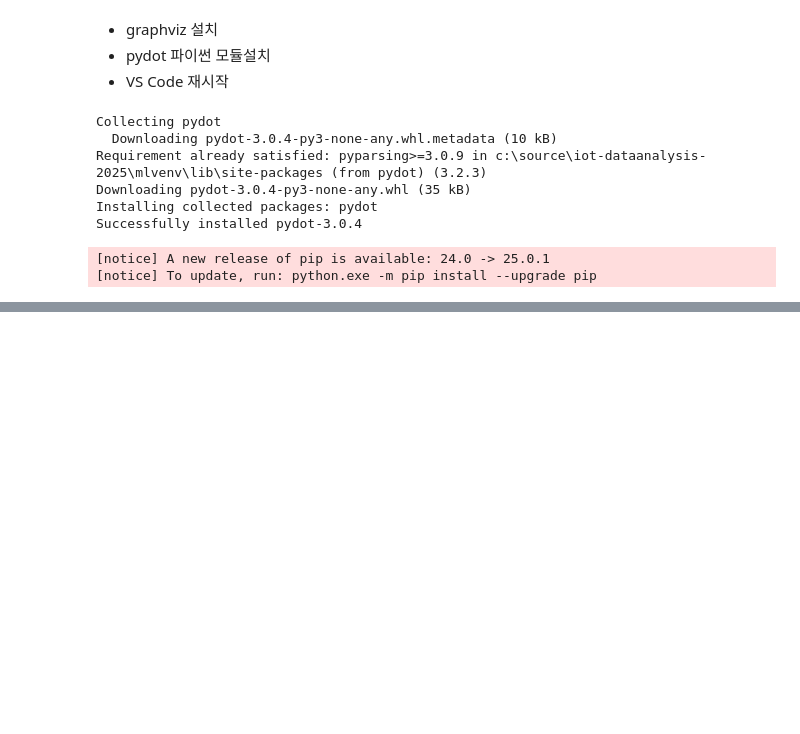
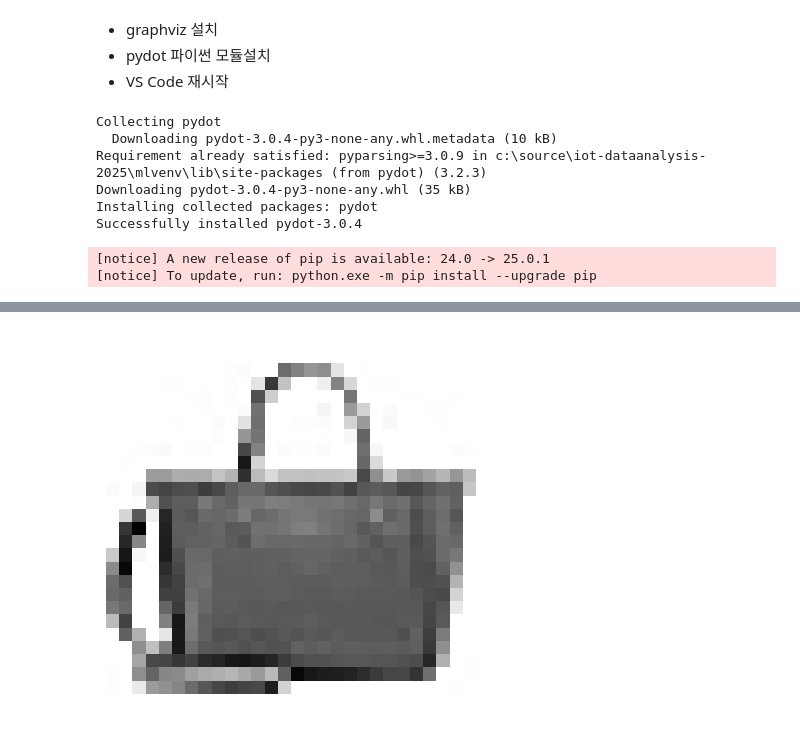
Before and after one commit to Donkwam/iot-dataanalysis-2025, a Jupyter notebook: day05/mldl01_케라스_합성곱신경망.ipynb, the cells around one changed output, grey strips where cells are left out. Drawn from its saved outputs; the diff is of its cells as text; code cells hidden in the pictures; blank space fills up the shorter version.

```diff
--- a/day05/mldl01_케라스_합성곱신경망.ipynb
+++ b/day05/mldl01_케라스_합성곱신경망.ipynb
@@ -159,0 +218,7 @@ Successfully installed pydot-3.0.4
+# %%
+# val_scaled[0]
+plt.imshow(val_scaled[0].reshape(28, 28), cmap='gray_r')
+plt.axis('off')
+plt.show()
+# %% [output]
+[figure, added]
```
Also changed, not shown: parts of 35 cells of this notebook, 4 other files.
